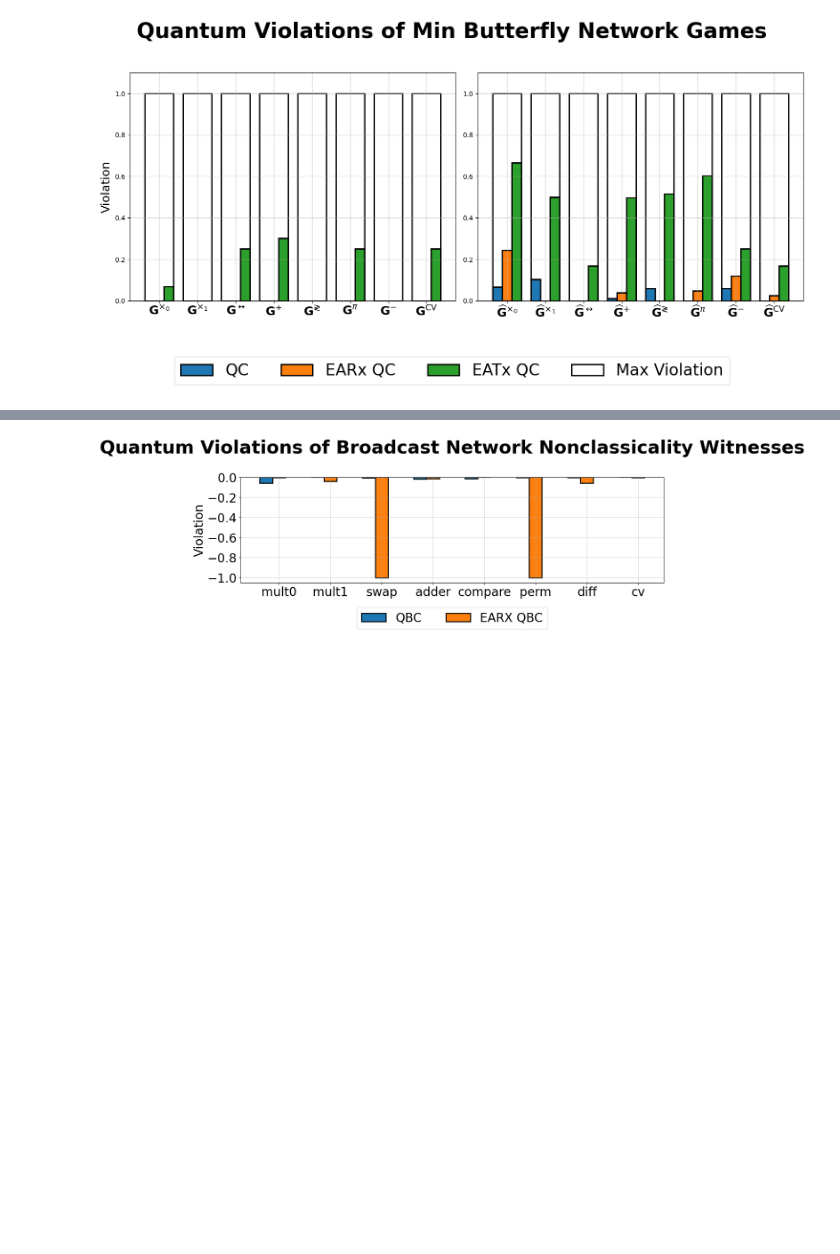
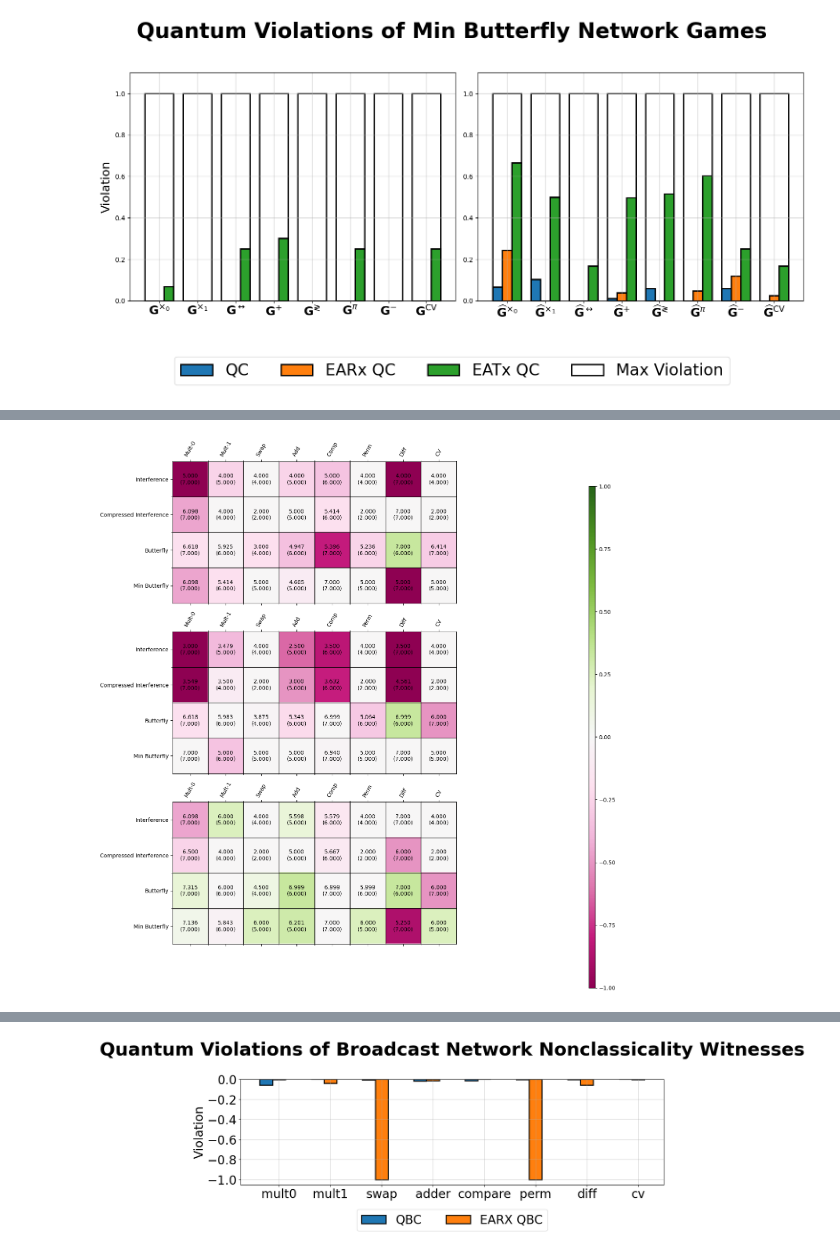
Before and after one commit to ChitambarLab/nonclassicality-in-quantum-communication-networks-supplemental-code, a Jupyter notebook: notebook/multipoint_quantum_violations.ipynb, the cells around one changed output, grey strips where cells are left out. Cells and saved outputs as stored; diff of their text form; code cells hidden in the pictures; blank space fills up the shorter version.

```diff
--- a/notebook/multipoint_quantum_violations.ipynb
+++ b/notebook/multipoint_quantum_violations.ipynb
@@ -540,7 +595,7 @@ network_game_cbounds = [
 
 
 
-print_max_violations_table(
+game_max_violations_table_data = print_max_violations_table(
     network_names=network_names,
     qc_max_violations=network_max_game_qc_violations,
     eatx_max_violations=network_max_game_eatx_qc_violations,
@@ -549,9 +604,20 @@ print_max_violations_table(
     network_cbounds=network_game_cbounds,
     network_qbounds=network_game_qbounds,
     is_game=True,
-)[4]
+)
 
-print_max_violations_table(
+scaled_game_max_violations_table_data = print_max_violations_table(
+    network_names=network_names,
+    qc_max_violations=network_max_game_qc_violations,
+    eatx_max_violations=network_max_game_eatx_qc_violations,
+    earx_max_violations=network_max_game_earx_qc_violations,
+    game_names=x_labels,
+    network_cbounds=network_game_cbounds,
+    network_qbounds=network_game_qbounds,
+    is_game=False,
+)
+
+facet_max_violations_table_data = print_max_violations_table(
     network_names=network_names,
     qc_max_violations=network_max_facet_qc_violations,
     eatx_max_violations=network_max_facet_eatx_qc_violations,
@@ -560,4 +626,4 @@ print_max_violations_table(
     network_cbounds=network_facet_cbounds,
     network_qbounds=network_facet_qbounds,
     is_game=False,
-)[4]
+)
@@ -581,0 +630,68 @@ print_max_violations_table(
+# %%
+fig, (qc_ax, earx_qc_ax, eatx_qc_ax) = plt.subplots(nrows=3, figsize=(16,16))
+
+cc_table_data = list(map(
+    lambda row: list(map(lambda tuple: tuple[0] , row[1:])),
+    game_max_violations_table_data[1:])
+)
+qc_table_data = list(map(
+    lambda row: list(map(lambda tuple: tuple[1] , row[1:])),
+    game_max_violations_table_data[1:])
+)
+earx_qc_table_data = list(map(
+    lambda row: list(map(lambda tuple: tuple[2] , row[1:])),
+    game_max_violations_table_data[1:])
+)
+eatx_qc_table_data = list(map(
+    lambda row: list(map(lambda tuple: tuple[3] , row[1:])),
+    game_max_violations_table_data[1:])
+)
+scaled_qc_table_data = list(map(
+    lambda row: list(map(lambda tuple: tuple[1] , row[1:])),
+    scaled_game_max_violations_table_data[1:])
+)
+scaled_earx_qc_table_data = list(map(
+    lambda row: list(map(lambda tuple: tuple[2] , row[1:])),
+    scaled_game_max_violations_table_data[1:])
+)
+scaled_eatx_qc_table_data = list(map(
+    lambda row: list(map(lambda tuple: tuple[3] , row[1:])),
+    scaled_game_max_violations_table_data[1:])
+)
+
+pcm_qc = qc_ax.matshow(scaled_qc_table_data, cmap=mpl.colormaps["PiYG"], vmax=1,vmin= -1)
+pcm_earx_qc = earx_qc_ax.matshow(scaled_earx_qc_table_data, cmap=mpl.colormaps["PiYG"], vmax=1,vmin= -1)
+pcm_eatx_qc = eatx_qc_ax.matshow(scaled_eatx_qc_table_data, cmap=mpl.colormaps["PiYG"], vmax=1,vmin= -1)
+
+y_tick_labels = list(map(lambda row: row[0], game_max_violations_table_data))
+x_tick_labels = list(map(lambda name: name, game_max_violations_table_data[0]))
+
+for ax in [qc_ax, earx_qc_ax, eatx_qc_ax]:
+    ax.set_yticks([y + 0.5 for y in range(0, 3)], minor=True)
+    ax.set_xticks([x + 0.5 for x in range(0, 7)], minor=True)
+    ax.grid(which="minor", ls="-", lw=1, color="black")
+    ax.set_xticklabels(x_tick_labels, rotation=60)
+    ax.set_yticklabels(y_tick_labels)
+
+
+for y in range(len(cc_table_data)):
+    for x in range(len(cc_table_data[0])):
+        qc_ax.text(x, y, '%.3f' % qc_table_data[y][x] + "\n" + '(%.3f)' % cc_table_data[y][x],
+            horizontalalignment='center',
+            verticalalignment='center',
+        )
+        earx_qc_ax.text(x, y, '%.3f' % earx_qc_table_data[y][x] + "\n" + '(%.3f)' % cc_table_data[y][x],
+            horizontalalignment='center',
+            verticalalignment='center',
+        )
+        eatx_qc_ax.text(x, y, '%.3f' % eatx_qc_table_data[y][x] + "\n" + '(%.3f)' % cc_table_data[y][x],
+            horizontalalignment='center',
+            verticalalignment='center',
+        )
+
+
+
+cb_ax = fig.add_axes([0.95, 0.04, 0.01, 0.8])
+cbar = fig.colorbar(pcm_qc, cax=cb_ax)
+# %% [output]
+[figure, added]
```
Also changed, not shown: parts of 7 cells of this notebook, 52 other files.
